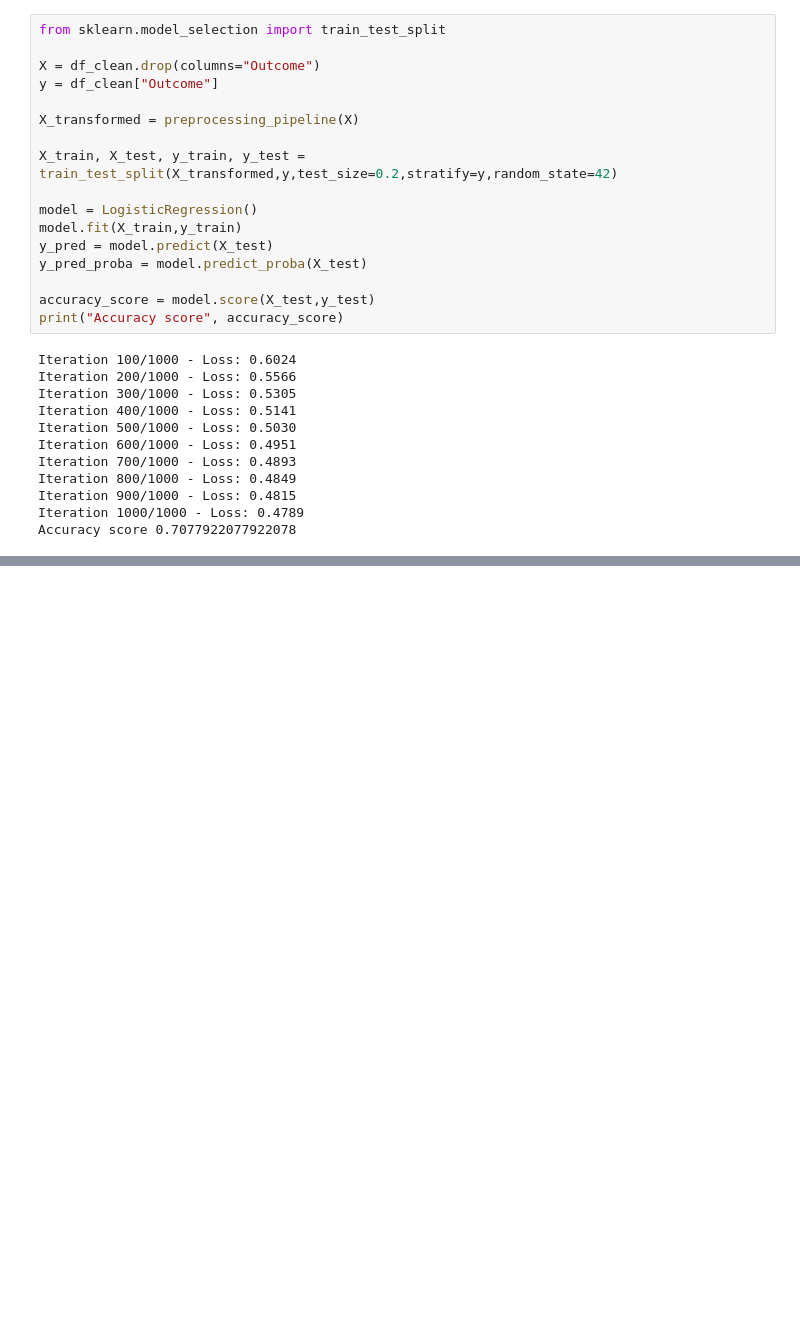
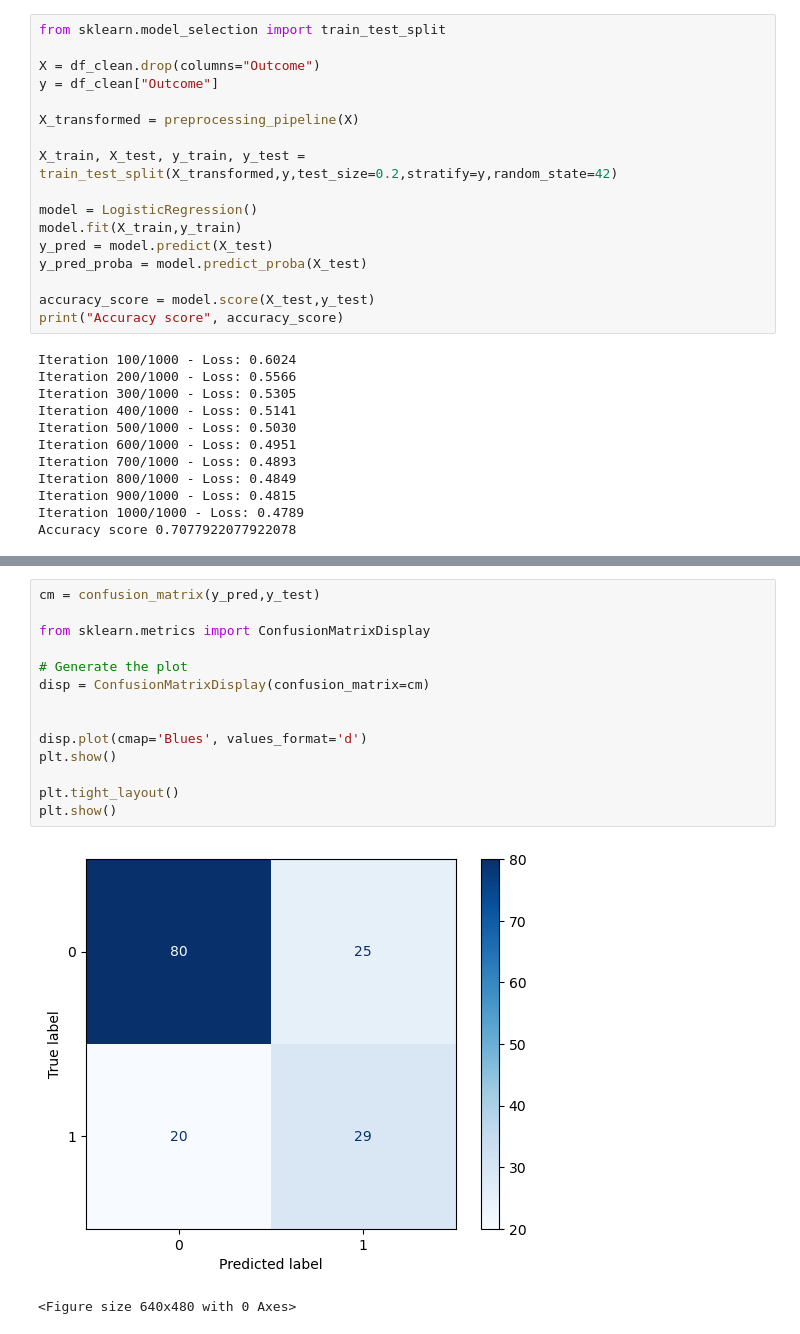
Before and after one commit to TakundaDanha/ml-models-from-scratch, a Jupyter notebook: notebooks/02_logistic_regression_demo.ipynb, the cells around one changed output, grey strips where cells are left out. Drawn from its saved outputs; the diff is of its cells as text; blank space fills up the shorter version.

Commit message:
Plots for log regression added

```diff
--- a/notebooks/02_logistic_regression_demo.ipynb
+++ b/notebooks/02_logistic_regression_demo.ipynb
@@ -150,0 +164,17 @@ Accuracy score 0.7077922077922078
+# %%
+cm = confusion_matrix(y_pred,y_test)
+
+from sklearn.metrics import ConfusionMatrixDisplay
+
+# Generate the plot
+disp = ConfusionMatrixDisplay(confusion_matrix=cm)
+
+
+disp.plot(cmap='Blues', values_format='d')
+plt.show()
+
+plt.tight_layout()
+plt.show()
+# %% [output]
+[figure, added]
+<Figure size 640x480 with 0 Axes>
```
Also changed, not shown: parts of 1 cell of this notebook.
